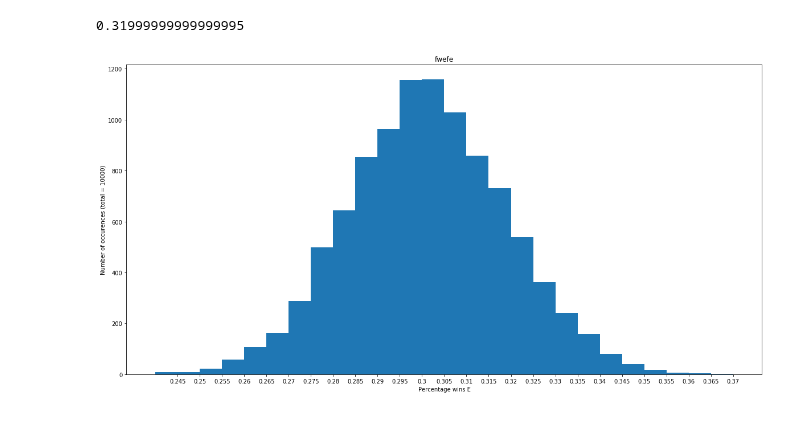
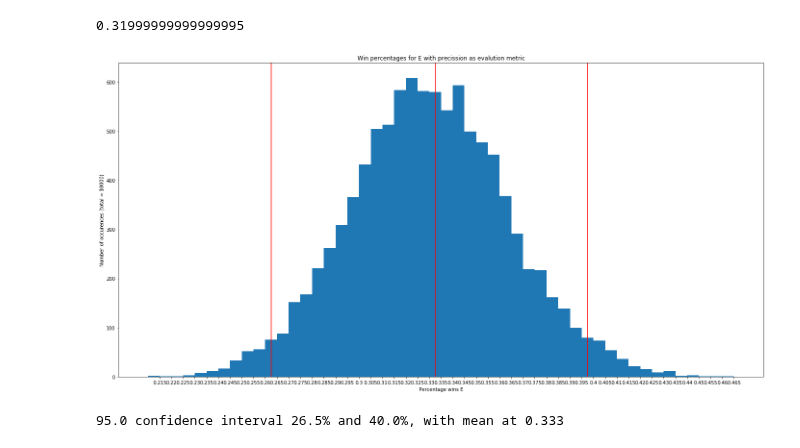
Before and after one commit to JappaB/Information-Retrieval, a Jupyter notebook: 11389095_10437215_10260250-hw1.ipynb, the cells around one changed output. Drawn from its saved outputs; the diff is of its cells as text; code cells hidden in the pictures.

```diff
--- a/11389095_10437215_10260250-hw1.ipynb
+++ b/11389095_10437215_10260250-hw1.ipynb
@@ -775,39 +788,40 @@ pickle.dump(bootstrap_data, open( "bootstrap_data_N100.p", "wb" ) )
 # %% [output]
 0.31999999999999995
 # %%
-fig, ax = plt.subplots(figsize=(20, 10))
+fig, ax = plt.subplots(figsize=(24, 12))
 
 
 # Create graph attributes:
-stats = list(bookkeeping.elements())
+stats = list(bootstrapping_data["offline_wins"]["precision"].elements())
 
 alpha = 0.95
 p = ((1.0-alpha)/2.0) * 100
 lower = max(0.0, np.percentile(stats, p))
 p = (alpha+((1.0-alpha)/2.0)) * 100
 upper = min(1.0, np.percentile(stats, p))
 mean = np.mean(stats)
-mean_idx = sorted(list(bookkeeping.keys())).index(myround(round(mean, 3)))
-lower_idx = sorted(list(bookkeeping.keys())).index(myround(round(lower, 3)))
-upper_idx = sorted(list(bookkeeping.keys())).index(myround(round(upper, 3)))
+mean_idx = sorted(list(bootstrapping_data["offline_wins"]["precision"].keys())).index(myround(round(mean, 3)))
+lower_idx = sorted(list(bootstrapping_data["offline_wins"]["precision"].keys())).index(myround(round(lower, 3)))
+upper_idx = sorted(list(bootstrapping_data["offline_wins"]["precision"].keys())).index(myround(round(upper, 3)))
 
-labels, values = zip(*sorted(bookkeeping.items()))
+labels, values = zip(*sorted(bootstrapping_data["offline_wins"]["precision"].items()))
 
 indexes = np.arange(len(labels))
 width = 1
 
 plt.axvline(mean_idx, color='r')
 plt.axvline(lower_idx, color='r')
 plt.axvline(upper_idx, color='r')
 
 plt.bar(indexes, values, width)
 plt.xticks(indexes + width * 0.5, labels)
 
 
 ax.set_xlabel('Percentage wins E')
 ax.set_ylabel('Number of occurences (total = 10000)')
-ax.set_title('fwefe')
+ax.set_title('Win percentages for E with precission as evalution metric')
 plt.show()
 print('%.1f confidence interval %.1f%% and %.1f%%, with mean at %.3f' % (alpha*100, lower*100, upper*100, mean))
 # %% [output]
-[figure, old version]
+[figure, new version]
+95.0 confidence interval 26.5% and 40.0%, with mean at 0.333
```
Also changed, not shown: parts of 11 cells of this notebook.
